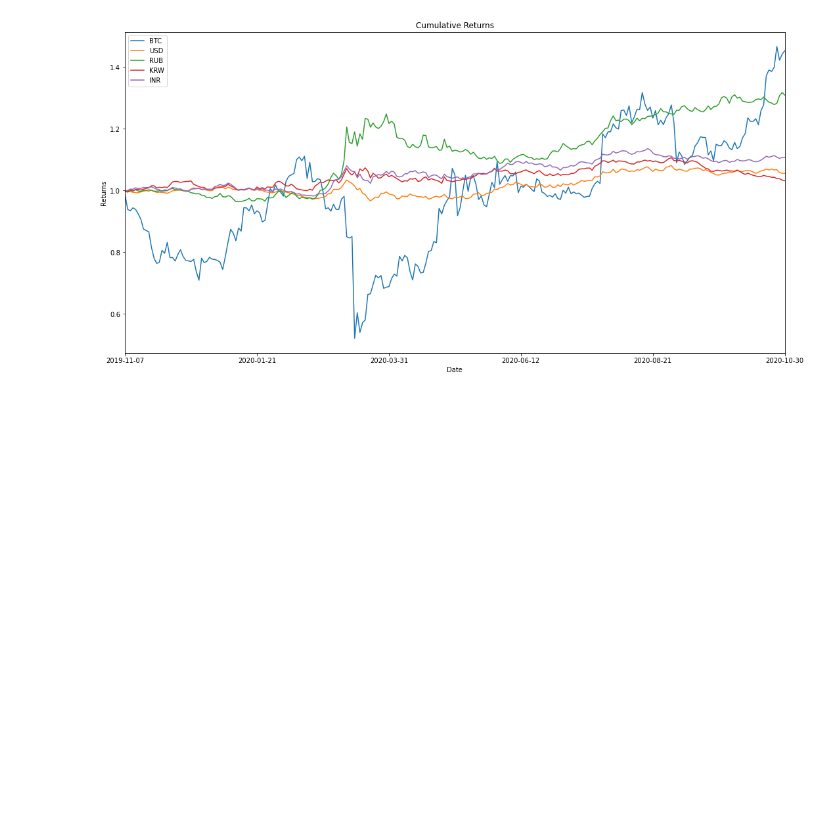
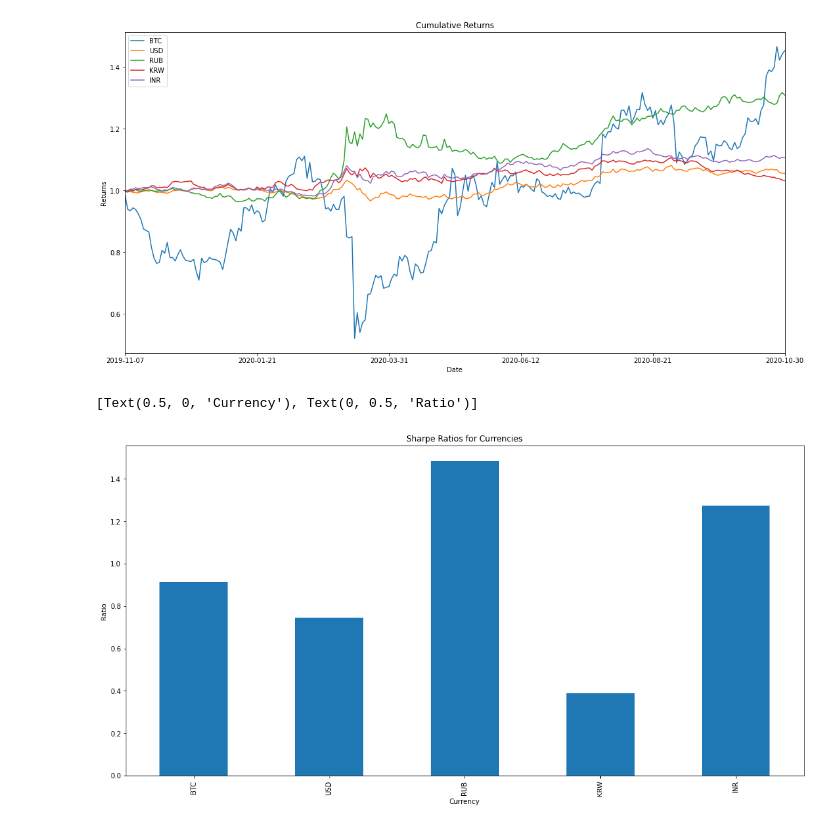
Before and after one commit to mdschulz1973/Planet_Express_IO, a Jupyter notebook: notebooks/AMeghani.ipynb, the cells around one changed output. Drawn from its saved outputs; the diff is of its cells as text; code cells hidden in the pictures; blank space fills up the shorter version.

Commit message:
add sharpe ratios for BTC vs Currency

```diff
--- a/notebooks/AMeghani.ipynb
+++ b/notebooks/AMeghani.ipynb
@@ -6,7 +6,7 @@ import pandas as pd
 from pathlib import Path
 # %%
 # Set file path
-file_path = Path("../data/forexdata_raw.csv")
+file_path = Path("../data/forex_data/raw/forexdata_raw.csv")
 
 # Create dataframe
 forex_df = pd.read_csv(file_path)
@@ -55,7 +55,7 @@ forex_one_year_clean_dates = forex_one_year_clean_dates.set_index("Date")
 ## Import BTC Data
 # %%
 # Set file path for BTC
-file_path = Path("../data/output_batch_combined_BTC.csv")
+file_path = Path("../data/crypto_data/output_batch_combined_BTC.csv")
 
 # Create dataframe
 BTC_df = pd.read_csv(file_path)
@@ -76,6 +76,8 @@ BTC_forex_df = pd.concat([BTC_df, forex_df_mini], axis= "columns", join= "inner"
 BTC_forex_df = BTC_forex_df.rename(columns = {'Close':'BTC'})
 # %%
 BTC_forex_df.sort_index(ascending=True, inplace= True)
+
+BTC_forex_df = BTC_forex_df.drop("Crypto", axis = 1)
 # %% [markdown]
 ## Plots
 # %%
@@ -119,3 +122,26 @@ BTC_forex_cum_plot.set(
 # %% [output]
 [Text(0.5, 0, 'Date'), Text(0, 0.5, 'Returns')]
 [figure]
+# %%
+# Daily STD Dev
+BTC_forex_daily_std = returns_daily.std()
+
+# Annualized STD
+BTC_forex_annual_std = BTC_forex_daily_std * np.sqrt(252)
+
+# Sharpe Ratio
+BTC_forex_sharpe = (returns_daily.mean() * 252) / BTC_forex_annual_std
+
+# Sharpe Ratio Plot
+BTC_forex_sharpe_plot = BTC_forex_sharpe.plot(
+    kind = "bar",
+    title = "Sharpe Ratios for Currencies",
+    figsize = (18,9)
+)
+BTC_forex_sharpe_plot.set(
+    xlabel = "Currency",
+    ylabel = "Ratio"
+)
+# %% [output]
+[Text(0.5, 0, 'Currency'), Text(0, 0.5, 'Ratio')]
+[figure, added]
```
Also changed, not shown: parts of 4 cells of this notebook, 13 other files.
